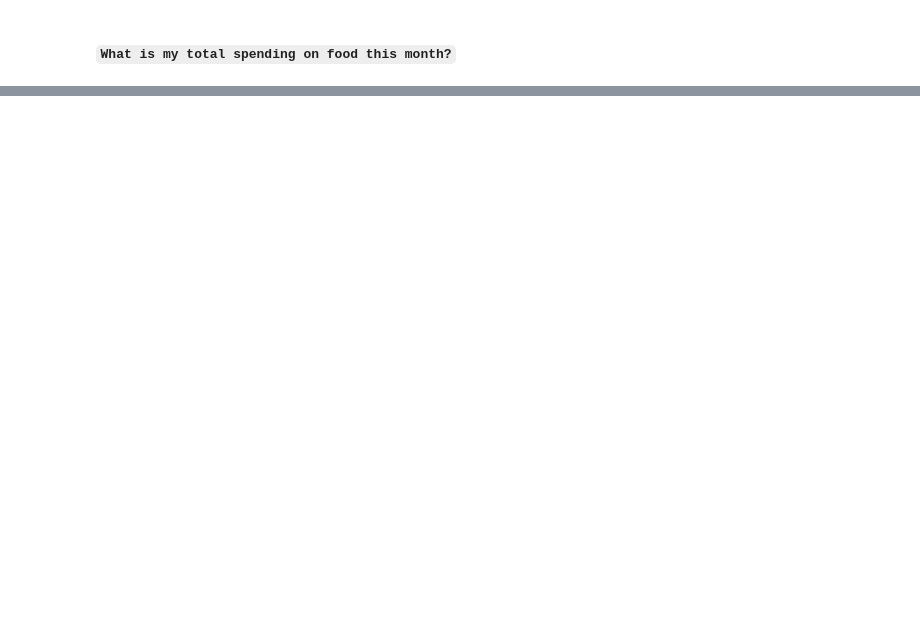
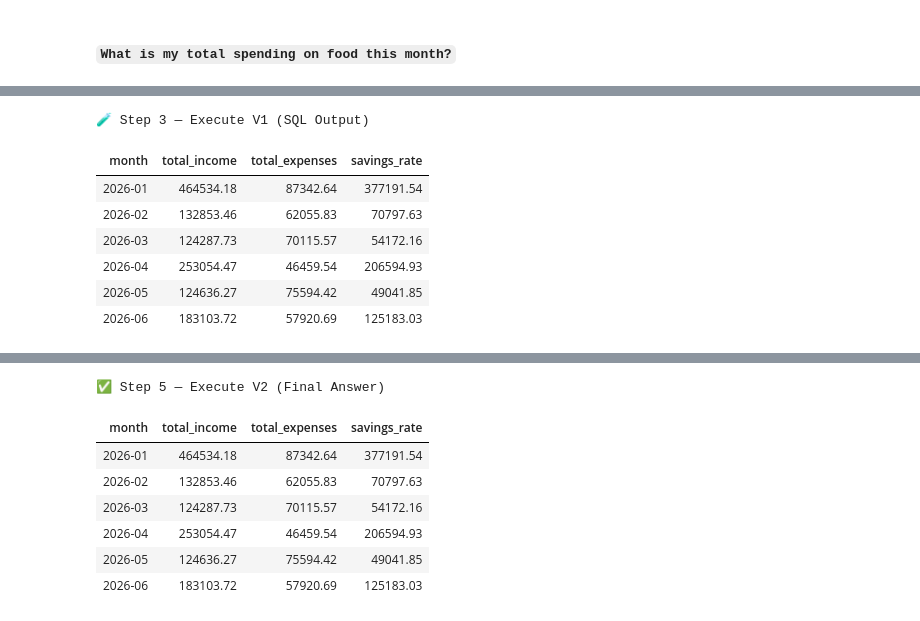
Before and after one commit to akhil1020/Agentic_Workflows, a Jupyter notebook: Personal_finance/finance.ipynb, the cells around one changed output, grey strips where cells are left out. Drawn from its saved outputs; the diff is of its cells as text; code cells hidden in the pictures; blank space fills up the shorter version.

```diff
--- a/Personal_finance/finance.ipynb
+++ b/Personal_finance/finance.ipynb
@@ -89,0 +203,3 @@ conn.close()
+# %%
+db_path = "personal_finance.db"
+question = "What is my total spending on food this month?"
@@ -89,0 +333,5 @@ conn.close()
+# %%
+run_sql_workflow(
+    db_path,
+    "What is my savings rate (income minus expenses) for each month?")
+# %% [output]
@@ -89,0 +340,8 @@ conn.close()
+🧪 Step 3 — Execute V1 (SQL Output)
+| month | total_income | total_expenses | savings_rate |
+| 2026-01 | 464534.18 | 87342.64 | 377191.54 |
+| 2026-02 | 132853.46 | 62055.83 | 70797.63 |
+| 2026-03 | 124287.73 | 70115.57 | 54172.16 |
+| 2026-04 | 253054.47 | 46459.54 | 206594.93 |
+| 2026-05 | 124636.27 | 75594.42 | 49041.85 |
+| 2026-06 | 183103.72 | 57920.69 | 125183.03 |
@@ -89,0 +350,8 @@ conn.close()
+✅ Step 5 — Execute V2 (Final Answer)
+| month | total_income | total_expenses | savings_rate |
+| 2026-01 | 464534.18 | 87342.64 | 377191.54 |
+| 2026-02 | 132853.46 | 62055.83 | 70797.63 |
+| 2026-03 | 124287.73 | 70115.57 | 54172.16 |
+| 2026-04 | 253054.47 | 46459.54 | 206594.93 |
+| 2026-05 | 124636.27 | 75594.42 | 49041.85 |
+| 2026-06 | 183103.72 | 57920.69 | 125183.03 |
```
Also changed, not shown: parts of 22 cells of this notebook, 2 other files.
